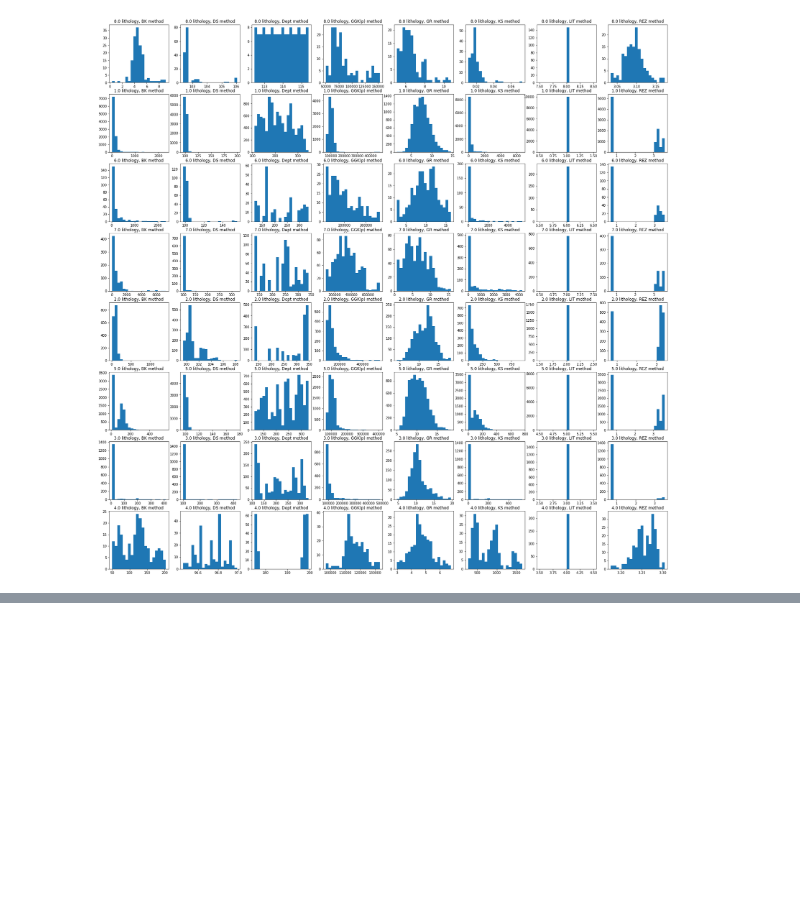
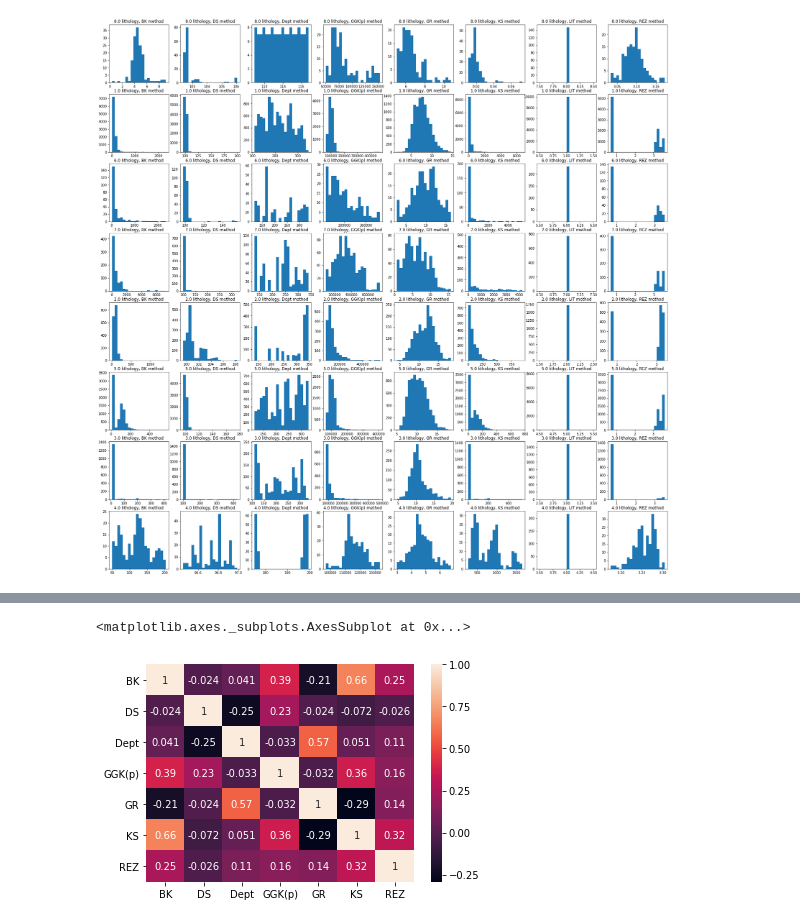
Before and after one commit to churnikov/carrot, a Jupyter notebook: nikita/digdes_data_analysis.ipynb, the cells around one changed output, grey strips where cells are left out. Saved outputs shown, nothing was run; the diff lists cells and outputs as text; code cells hidden in the pictures; blank space fills up the shorter version.

```diff
--- a/nikita/digdes_data_analysis.ipynb
+++ b/nikita/digdes_data_analysis.ipynb
@@ -623,0 +778,5 @@ for i, val_d in enumerate(counts.items()):
+# %%
+sns.heatmap(dtf_first.corr(), annot=True)
+# %% [output]
+<matplotlib.axes._subplots.AxesSubplot at 0x...>
+[figure, added]
```
Also changed, not shown: parts of 41 cells of this notebook.
